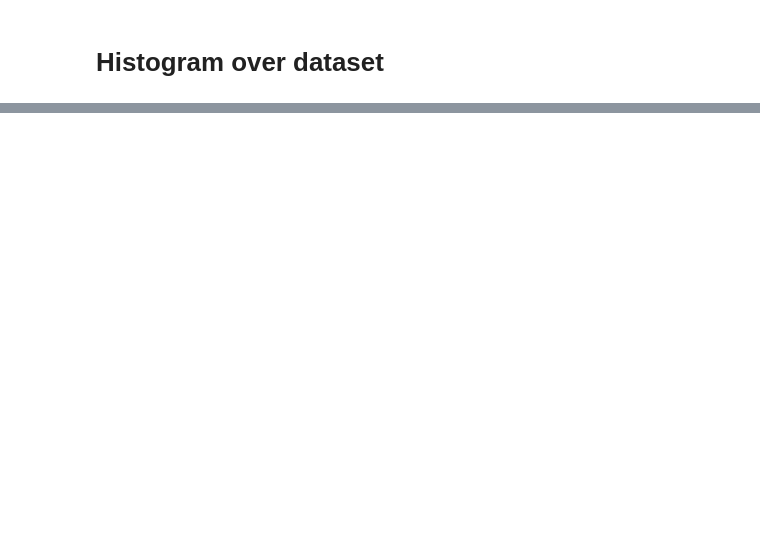
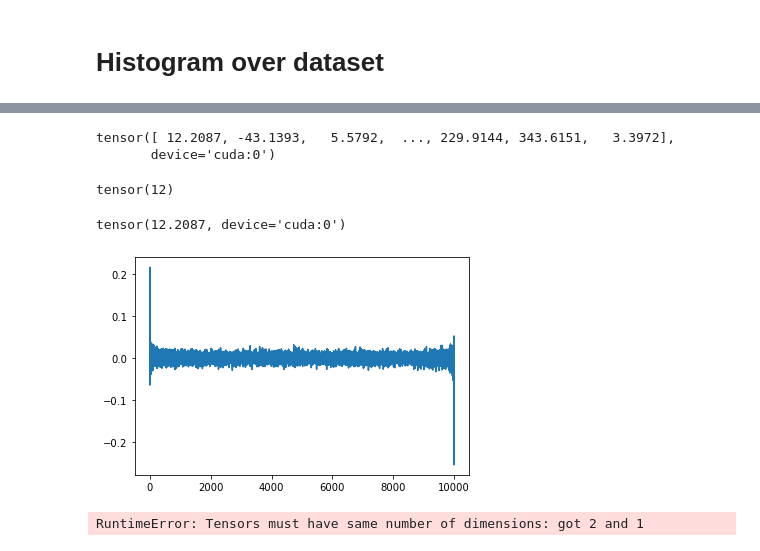
Before and after one commit to Etomer/timeshift_ML, a Jupyter notebook: slask/gcc_phat_verification.ipynb, the cells around one changed output, grey strips where cells are left out. Saved outputs shown, nothing was run; the diff lists cells and outputs as text; code cells hidden in the pictures; blank space fills up the shorter version.

```diff
--- a/slask/gcc_phat_verification.ipynb
+++ b/slask/gcc_phat_verification.ipynb
@@ -161,0 +259,73 @@ tensor([ 112.9738,  -51.3510,   -5.0027,  ..., -206.9700,   25.8791,
+# %%
+X,y = next(iter(train_dl))
+
+imp = X[0,0]
+
+X = X.to(device)
+y = y.to(device)
+X,y = format_simulated_data(X,y)
+X = X.cpu()
+
+X = torch.complex(X[:,0::2],X[:,1::2])
+y
+# %% [output]
+tensor([ 12.2087, -43.1393,   5.5792,  ..., 229.9144, 343.6151,   3.3972],
+       device='cuda:0')
+# %%
+
+Xt = torch.concatenate([X[0],torch.zeros(2,1 + config["sample_length"]//2 - X.shape[2])], dim=1)
+
+Xt = torch.fft.irfft(Xt)
+#Xt = X[0][0:2]
+#plt.plot(Xt.T)
+
+c = torch.fft.fft(Xt)
+
+cc = c[0]*c[1].conj()
+cc = cc/(cc.abs() + 1e-10)
+
+#plt.plot(cc.T.abs())
+
+f = torch.fft.ifft(cc).real
+plt.plot(f)
+
+w = f.argmax()
+print(w)
+if w > config["sample_length"]//2:
+    w = w - len(f)
+
+
+y[0]
+# %% [output]
+tensor(12)
+tensor(12.2087, device='cuda:0')
+[figure, added]
+# %%
+
+Xt = torch.concatenate([X[0,0],torch.zeros(config["sample_length"]//2 - X.shape[2])])
+#plt.plot(torch.fft.irfft(Xt))
+#IPython.display.Audio(torch.fft.irfft(Xt), rate=fs)
+# #plt.plot(X[0,0].cpu().detach())
+# i = 0
+
+
+
+#plt.plot(X[i,0,:].real)
+cc = torch.concatenate([c, torch.zeros(config["sample_length"]//2 - c.shape[0])])
+cc = cc /( cc.abs() + 1e-8)
+
+
+f = torch.fft.irfft(cc)
+f = torch.real(f)
+
+
+plt.plot(f)
+
+# w = f.argmax()
+
+# if w > config["sample_length"]//2:
+#     w = w - len(f)
+# print(w)
+# y[i]
+# %% [output]
+RuntimeError: Tensors must have same number of dimensions: got 2 and 1
```
Also changed, not shown: parts of 11 cells of this notebook, 5 other files.
